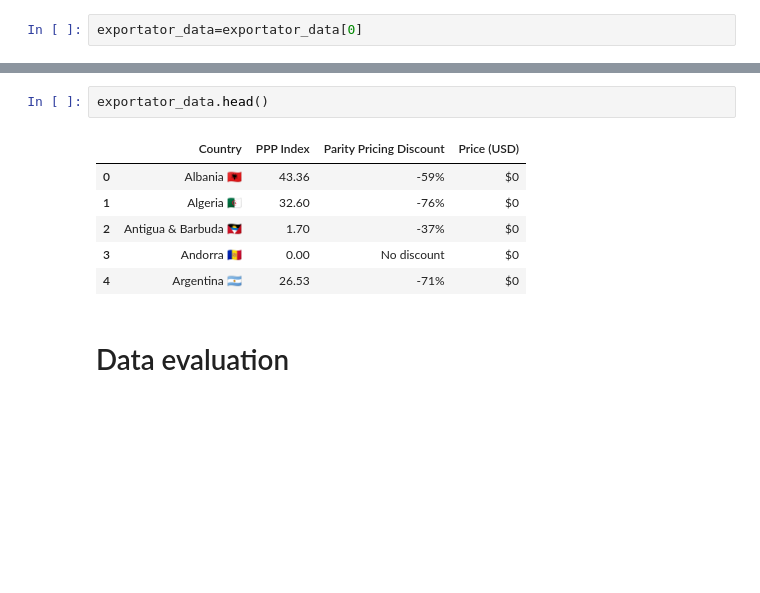
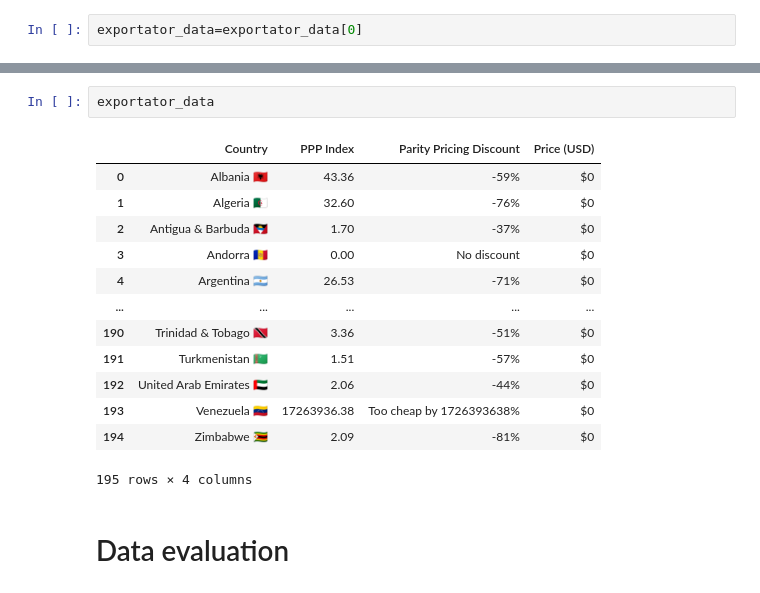
Before and after one commit to mikelvallejo/chameleon-pricing, a Jupyter notebook: extraction.ipynb, the cells around one changed output, grey strips where cells are left out. Saved outputs shown, nothing was run; the diff lists cells and outputs as text; blank space fills up the shorter version.

```diff
--- a/extraction.ipynb
+++ b/extraction.ipynb
@@ -111,12 +121,19 @@ exportator_data=exportator_data[0]
 # %%
-exportator_data.head()
+exportator_data
 # %% [output]
 |  | Country | PPP Index | Parity Pricing Discount | Price (USD) |
 | 0 | Albania 🇦🇱 | 43.36 | -59% | $0 |
 | 1 | Algeria 🇩🇿 | 32.60 | -76% | $0 |
 | 2 | Antigua & Barbuda 🇦🇬 | 1.70 | -37% | $0 |
 | 3 | Andorra 🇦🇩 | 0.00 | No discount | $0 |
 | 4 | Argentina 🇦🇷 | 26.53 | -71% | $0 |
+| ... | ... | ... | ... | ... |
+| 190 | Trinidad & Tobago 🇹🇹 | 3.36 | -51% | $0 |
+| 191 | Turkmenistan 🇹🇲 | 1.51 | -57% | $0 |
+| 192 | United Arab Emirates 🇦🇪 | 2.06 | -44% | $0 |
+| 193 | Venezuela 🇻🇪 | 17263936.38 | Too cheap by 1726393638% | $0 |
+| 194 | Zimbabwe 🇿🇼 | 2.09 | -81% | $0 |
+195 rows × 4 columns
 # %% [markdown]
 # Data evaluation
 # %% [markdown]
```
Also changed, not shown: parts of 14 cells of this notebook.
